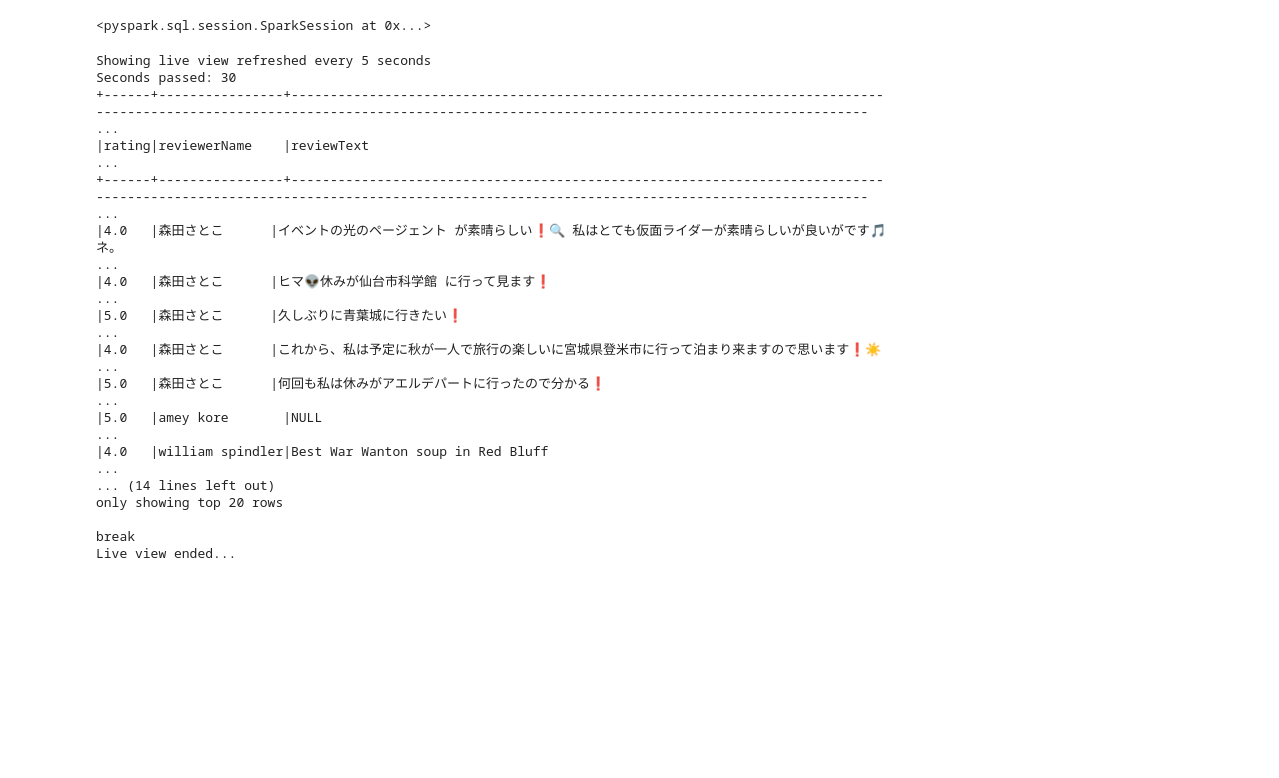
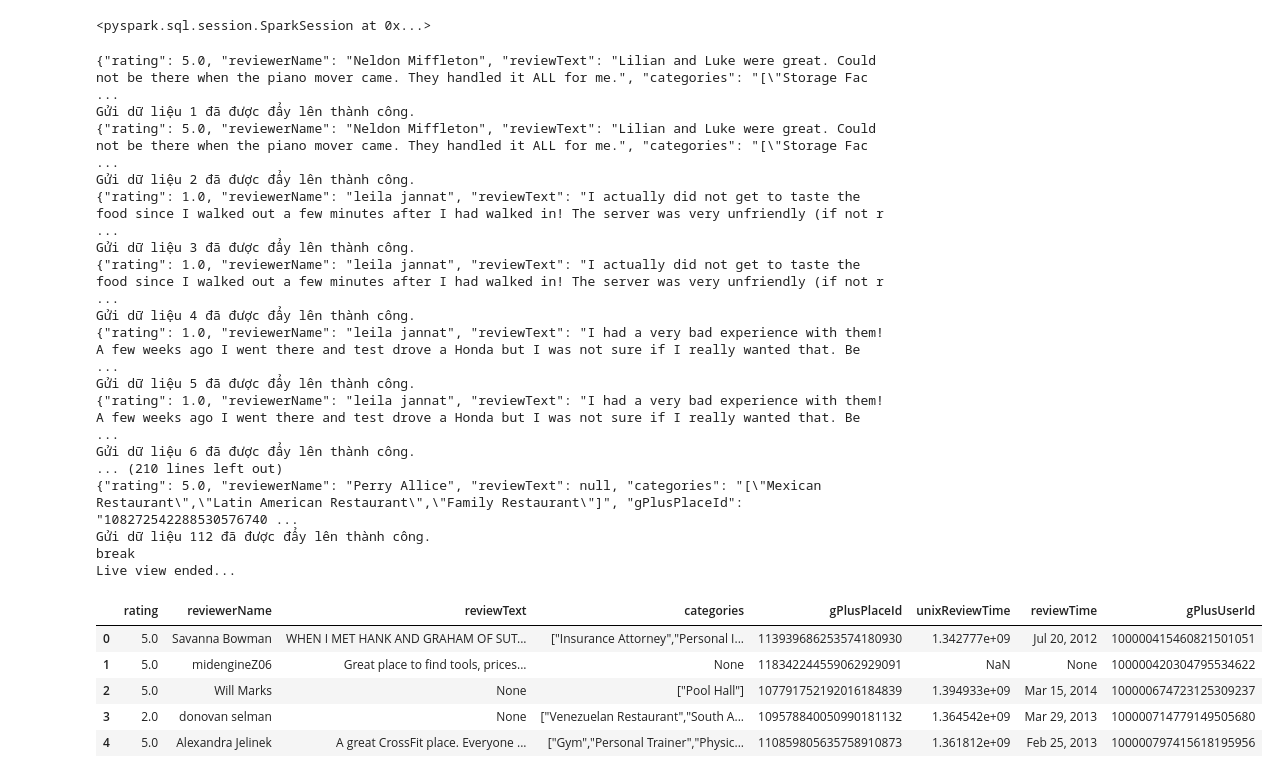
Before and after one commit to NunNunIT/IE212.O11.Group7, a Jupyter notebook: src/consumer.ipynb, the cells around one changed output. Cells and saved outputs as stored; diff of their text form; code cells hidden in the pictures; blank space fills up the shorter version.

Commit message:
Fix consumer method POST to API

```diff
--- a/src/consumer.ipynb
+++ b/src/consumer.ipynb
@@ -37,6 +42,7 @@ kafkaDf = spark.read.format("kafka").option("kafka.bootstrap.servers", bootstrap
                 .option("startingOffsets", "earliest").load()
 # %%
 selected_columns = ["rating", "reviewerName", "reviewText", "categories", "gPlusPlaceId", "unixReviewTime", "reviewTime", "gPlusUserId"]
+local_api_url = 'http://127.0.0.1:5000/api/ie212_o11_group7/endpoint'
 # %%
 from time import sleep
 from IPython.display import display, clear_output
@@ -77,18 +83,33 @@ json_stream_df = kafkaDf.selectExpr("CAST(value AS STRING)") \
 x = 0
 while True:
     try:
-        print("Showing live view refreshed every 5 seconds")
-        print(f"Seconds passed: {x*5}")
-        x += 1
+        # Cần xử lý lấy dòng đầu cuối cùng gửi cho API
+        json_stream_df_pd = json_stream_df.toPandas()
+        dict_from_df = json_stream_df_pd.to_dict(orient='records')
+        newest_review = dict_from_df[-1]
 
-        newest = json_stream_df.tail(30)  # Chọn 30 dòng mới nhất
+        # Convert the row to a dictionary
+        # review = newest_review.to_dict()
+        # print(review)
 
-        # Hiển thị từng dòng một
-        last_30_rows_df = spark.createDataFrame(newest)
-        last_30_rows_df.show(truncate=False)
+        # Add a timestamp to the review
+        newest_review['last_update_time'] = time.time()
 
-        sleep(5)
-        clear_output(wait=True)
+        # Convert the review to a JSON string
+        message_value = json.dumps(newest_review)
+        print(message_value)
+
+        # Gửi request POST đến API local với dữ liệu JSON
+        response = requests.post(local_api_url, json=message_value)
+
+        if response.status_code == 200:
+            x += 1
+            print(f"Gửi dữ liệu {x} đã được đẩy lên thành công.")
+        else:
+            print("Đã có lỗi xảy ra:", response.status_code, response.text)
+
+        sleep(2)
+        # clear_output(wait=True)
 
     except KeyboardInterrupt:
         print("break")
@@ -96,20 +117,29 @@ while True:
 
 print("Live view ended...")
 # %% [output]
-Showing live view refreshed every 5 seconds
-Seconds passed: 30
-+------+----------------+------------------------------------------------------------------------------------------------------------------------------------------------------------------------------- ...
-|rating|reviewerName    |reviewText                                                                                                                                                                      ...
-+------+----------------+------------------------------------------------------------------------------------------------------------------------------------------------------------------------------- ...
-|4.0   |森田さとこ      |イベントの光のページェント が素晴らしい❗🔍 私はとても仮面ライダーが素晴らしいが良いがです🎵ネ。                                                                                                                                    ...
-|4.0   |森田さとこ      |ヒマ👽休みが仙台市科学館 に行って見ます❗                                                                                                                                                                ...
-|5.0   |森田さとこ      |久しぶりに青葉城に行きたい❗                                                                                                                                                                       ...
-|4.0   |森田さとこ      |これから、私は予定に秋が一人で旅行の楽しいに宮城県登米市に行って泊まり来ますので思います❗☀                                                                                                                                       ...
-|5.0   |森田さとこ      |何回も私は休みがアエルデパートに行ったので分かる❗                                                                                                                                                            ...
-|5.0   |amey kore       |NULL                                                                                                                                                                            ...
-|4.0   |william spindler|Best War Wanton soup in Red Bluff                                                                                                                                               ...
-... (14 lines left out)
-only showing top 20 rows
-
+{"rating": 5.0, "reviewerName": "Neldon Miffleton", "reviewText": "Lilian and Luke were great. Could not be there when the piano mover came. They handled it ALL for me.", "categories": "[\"Storage Fac ...
+Gửi dữ liệu 1 đã được đẩy lên thành công.
+{"rating": 5.0, "reviewerName": "Neldon Miffleton", "reviewText": "Lilian and Luke were great. Could not be there when the piano mover came. They handled it ALL for me.", "categories": "[\"Storage Fac ...
+Gửi dữ liệu 2 đã được đẩy lên thành công.
+{"rating": 1.0, "reviewerName": "leila jannat", "reviewText": "I actually did not get to taste the food since I walked out a few minutes after I had walked in! The server was very unfriendly (if not r ...
+Gửi dữ liệu 3 đã được đẩy lên thành công.
+{"rating": 1.0, "reviewerName": "leila jannat", "reviewText": "I actually did not get to taste the food since I walked out a few minutes after I had walked in! The server was very unfriendly (if not r ...
+Gửi dữ liệu 4 đã được đẩy lên thành công.
+{"rating": 1.0, "reviewerName": "leila jannat", "reviewText": "I had a very bad experience with them! A few weeks ago I went there and test drove a Honda but I was not sure if I really wanted that. Be ...
+Gửi dữ liệu 5 đã được đẩy lên thành công.
+{"rating": 1.0, "reviewerName": "leila jannat", "reviewText": "I had a very bad experience with them! A few weeks ago I went there and test drove a Honda but I was not sure if I really wanted that. Be ...
+Gửi dữ liệu 6 đã được đẩy lên thành công.
+... (210 lines left out)
+{"rating": 5.0, "reviewerName": "Perry Allice", "reviewText": null, "categories": "[\"Mexican Restaurant\",\"Latin American Restaurant\",\"Family Restaurant\"]", "gPlusPlaceId": "108272542288530576740 ...
+Gửi dữ liệu 112 đã được đẩy lên thành công.
 break
 Live view ended...
+# %%
+json_stream_df_pd.head()
+# %% [output]
+|  | rating | reviewerName | reviewText | categories | gPlusPlaceId | unixReviewTime | reviewTime | gPlusUserId |
+| 0 | 5.0 | Savanna Bowman | WHEN I MET HANK AND GRAHAM OF SUT... | ["Insurance Attorney","Personal I... | 113939686253574180930 | 1.342777e+09 | Jul 20, 2012 | 100000415460821501051 |
+| 1 | 5.0 | midengineZ06 | Great place to find tools, prices... | None | 118342244559062929091 | NaN | None | 100000420304795534622 |
+| 2 | 5.0 | Will Marks | None | ["Pool Hall"] | 107791752192016184839 | 1.394933e+09 | Mar 15, 2014 | 100000674723125309237 |
+| 3 | 2.0 | donovan selman | None | ["Venezuelan Restaurant","South A... | 109578840050990181132 | 1.364542e+09 | Mar 29, 2013 | 100000714779149505680 |
+| 4 | 5.0 | Alexandra Jelinek | A great CrossFit place. Everyone ... | ["Gym","Personal Trainer","Physic... | 110859805635758910873 | 1.361812e+09 | Feb 25, 2013 | 100000797415618195956 |
```
Also changed, not shown: parts of 4 cells of this notebook, 3 other files.
